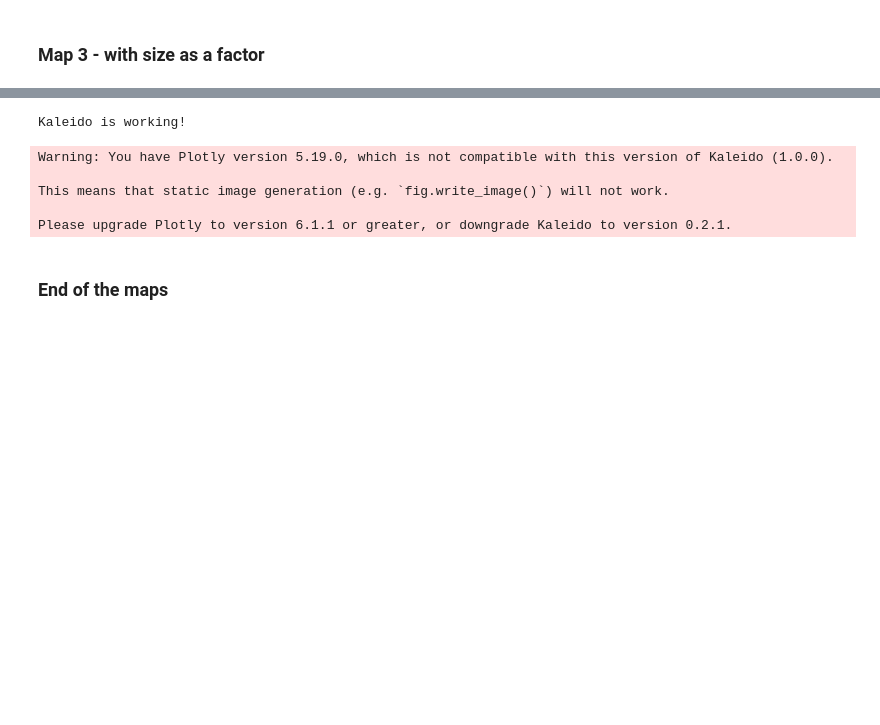
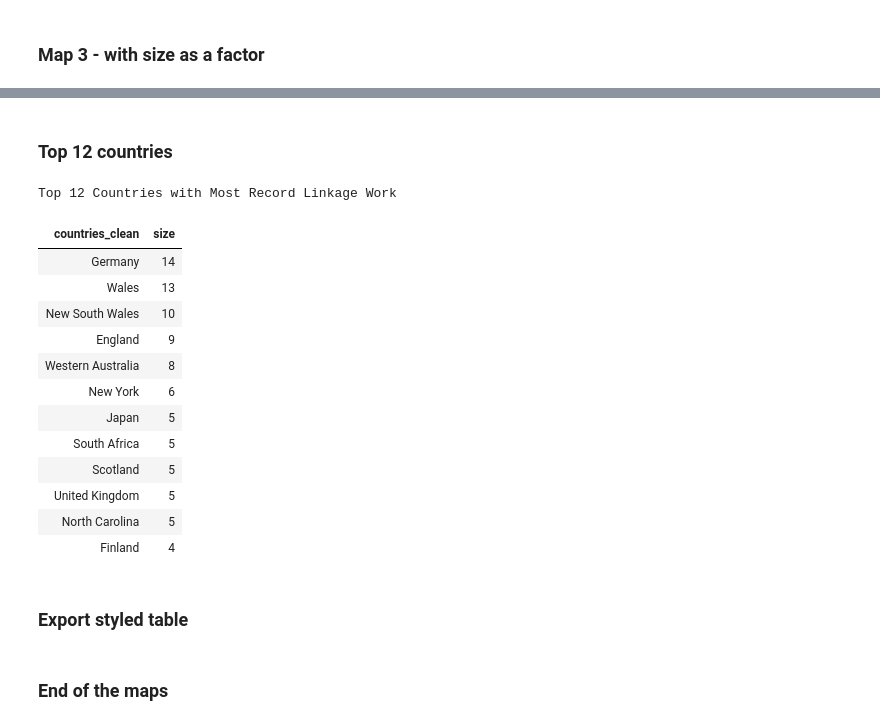
Before and after one commit to dmainagithub/dm-pprl-work, a Jupyter notebook: notebooks/pprl_region.ipynb, the cells around one changed output, grey strips where cells are left out. Drawn from its saved outputs; the diff is of its cells as text; code cells hidden in the pictures; blank space fills up the shorter version.

```diff
--- a/notebooks/pprl_region.ipynb
+++ b/notebooks/pprl_region.ipynb
@@ -169,10 +160,45 @@ fig.show()
 # %%
-import kaleido
-print("Kaleido is working!")
+# import kaleido
+# print("Kaleido is working!")
-# %% [output]
-Kaleido is working!
-Warning: You have Plotly version 5.19.0, which is not compatible with this version of Kaleido (1.0.0).
-
-This means that static image generation (e.g. `fig.write_image()`) will not work.
-
-Please upgrade Plotly to version 6.1.1 or greater, or downgrade Kaleido to version 0.2.1.
+# %% [markdown]
+### Top 12 countries
+# %%
+# Get top 12 countries sorted by size
+top_12_countries = size_df.sort_values(by='size', ascending=False).head(12)
+
+# Styled Pandas Table with formatting
+styled_table = top_12_countries.style \
+    .set_caption("Top 12 Countries with Most Record Linkage Work") \
+    .hide(axis="index") \
+    .set_table_styles([
+        {'selector': 'caption', 'props': [('color', '#2a3f5f'),
+                                          ('font-size', '18px'),
+                                          ('font-weight', 'bold'),
+                                          ('text-align', 'center')]},
+        {'selector': 'th', 'props': [('background-color', '#f2f2f2'),
+                                     ('font-size', '14px'),
+                                     ('text-align', 'center')]},
+        {'selector': 'td:nth-child(1)', 'props': [('text-align', 'left'), ('min-width', '200px')]},
+        {'selector': 'td:nth-child(2)', 'props': [('text-align', 'center'), ('min-width', '100px')]}
+    ]) \
+    .format({'size': '{:,}'})
+
+
+styled_table
+# %% [output]
+Top 12 Countries with Most Record Linkage Work
+| countries_clean | size |
+| Germany | 14 |
+| Wales | 13 |
+| New South Wales | 10 |
+| England | 9 |
+| Western Australia | 8 |
+| New York | 6 |
+| Japan | 5 |
+| South Africa | 5 |
+| Scotland | 5 |
+| United Kingdom | 5 |
+| North Carolina | 5 |
+| Finland | 4 |
+# %% [markdown]
+### Export styled table
```
Also changed, not shown: parts of 9 cells of this notebook, 1 other file.
